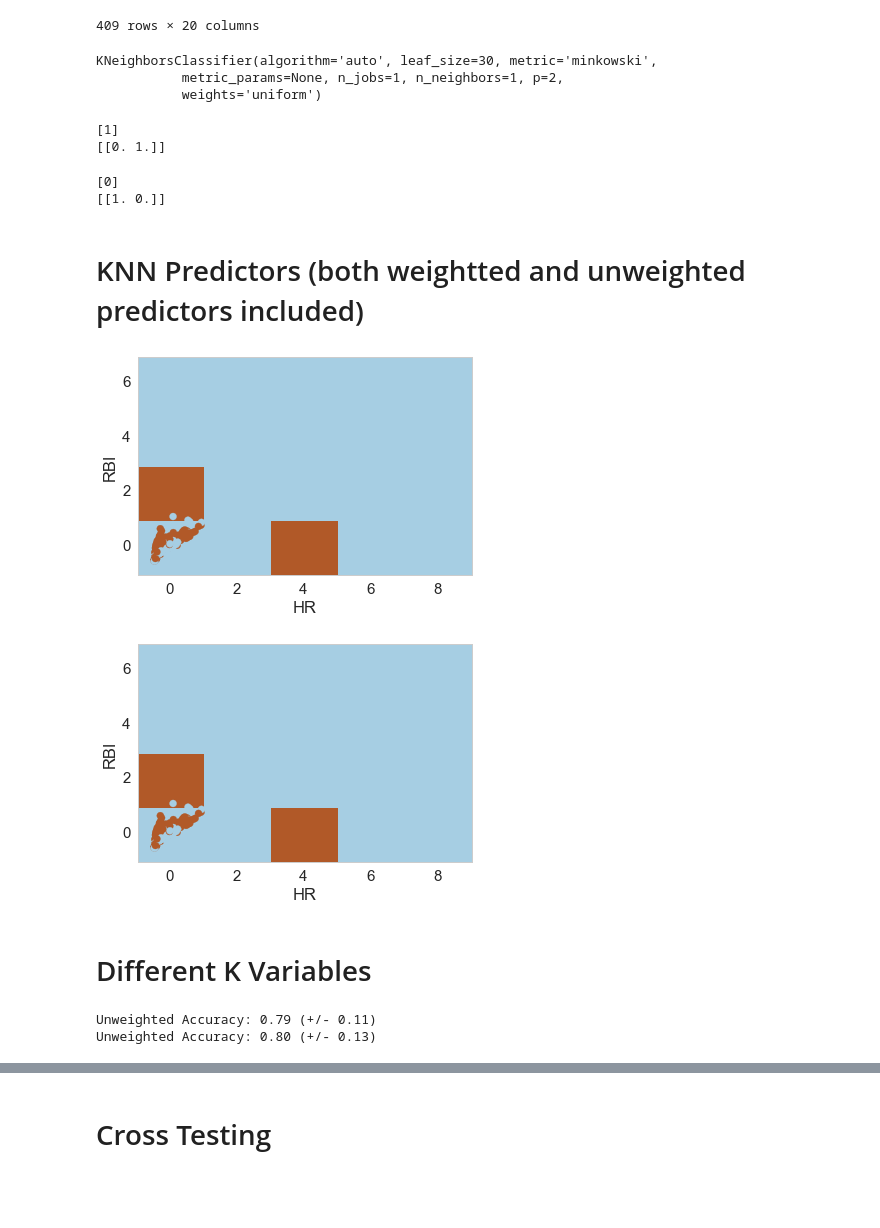
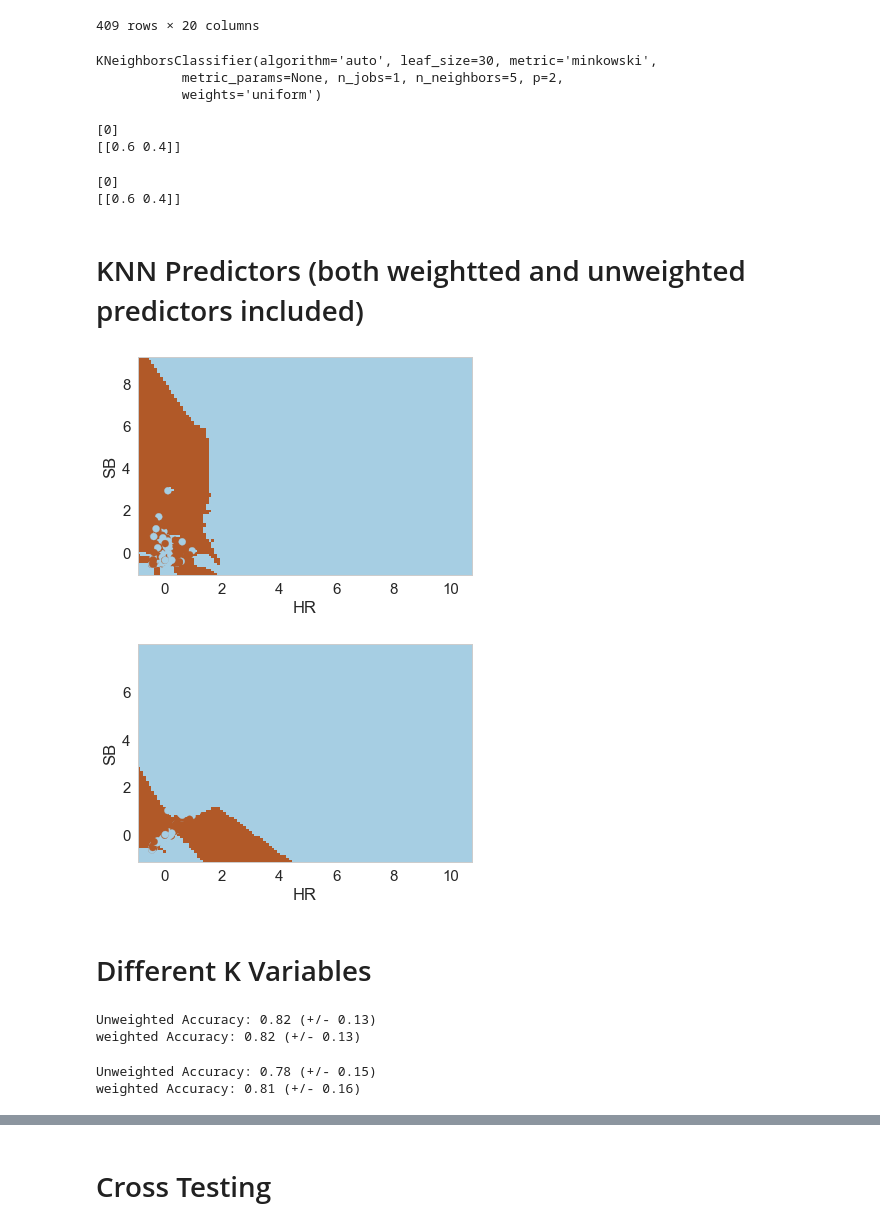
Before and after one commit to ezzanger/Advanced-Regression-Dills, a Jupyter notebook: Capstone Unit 3.ipynb, the cells around one changed output, grey strips where cells are left out. Saved outputs shown, nothing was run; the diff lists cells and outputs as text; code cells hidden in the pictures; blank space fills up the shorter version.

```diff
--- a/Capstone Unit 3.ipynb
+++ b/Capstone Unit 3.ipynb
@@ -377,28 +418,26 @@ result.drop(["belleal01"])
 result = result.drop(["drewj.01"])
 # %%
 from sklearn.neighbors import KNeighborsClassifier
-KNN = KNeighborsClassifier(n_neighbors=1)
+KNNall = KNeighborsClassifier(n_neighbors=5)
 X = result[['HR','RBI', "Career Avg.", "H", "2B", "3B", "SB"]]
 Y = result.admitted
-KNN.fit(X,Y)
-
-#find nanS!
+KNNall.fit(X,Y)
 # %% [output]
 KNeighborsClassifier(algorithm='auto', leaf_size=30, metric='minkowski',
-           metric_params=None, n_jobs=1, n_neighbors=1, p=2,
+           metric_params=None, n_jobs=1, n_neighbors=5, p=2,
            weights='uniform')
 # %%
-print(KNN.predict([[755, 2297.0, 0.304998, 3771, 624, 98, 240.0]]))
-print(KNN.predict_proba([[755, 2297.0, 0.304998, 3771, 624, 98, 240.0]]))
+print(KNNall.predict([[755, 2297.0, 0.304998, 3771, 624, 98, 240.0]]))
+print(KNNall.predict_proba([[755, 2297.0, 0.304998, 3771, 624, 98, 240.0]]))
 # %% [output]
-[1]
-[[0. 1.]]
+[0]
+[[0.6 0.4]]
 # %%
-print(KNN.predict([[3.0,11.0,0.201439,28.0,3.0,0.0,0.0]]))
-print(KNN.predict_proba([[3.0,11.0,0.201439,28.0,3.0,0.0,0.0]]))
+print(KNNall.predict([[3.0,11.0,0.201439,28.0,3.0,0.0,0.0]]))
+print(KNNall.predict_proba([[3.0,11.0,0.201439,28.0,3.0,0.0,0.0]]))
 # %% [output]
 [0]
-[[1. 0.]]
+[[0.6 0.4]]
 # %% [markdown]
 # KNN Predictors (both weightted and unweighted predictors included)
 # %%
@@ -411,7 +450,7 @@ KNN = KNeighborsClassifier(n_neighbors=5, weights='distance')
 # Our input data frame will be the z-scores this time instead of raw data.
 X = pd.DataFrame({
     'HR': stats.zscore(result.HR),
-    'RBI': stats.zscore(result.RBI)
+    'SB': stats.zscore(result.SB)
 })
 
 # Fit our model.
@@ -422,36 +461,36 @@ KNN.fit(X, Y)
 X = np.array(X)
 Y = np.array(Y)
 
 # Mesh size.
-h = 2.0
+h = .1
 # Plot the decision boundary. We assign a color to each point in the mesh.
 x_min = X[:,0].min() - .5
 x_max = X[:,0].max() + .5
 y_min = X[:,1].min() - .5
 y_max = X[:,1].max() + .5
 xx, yy = np.meshgrid(
     np.arange(x_min, x_max, h),
     np.arange(y_min, y_max, h)
 )
 Z = KNN.predict(np.c_[xx.ravel(), yy.ravel()])
 
 # Put the result into a color plot
 Z = Z.reshape(xx.shape)
 plt.figure(1, figsize=(6, 4))
 plt.set_cmap(plt.cm.Paired)
 plt.pcolormesh(xx, yy, Z)
 
 # Add the training points to the plot.
 plt.scatter(X[:, 0], X[:, 1], c=Y)
 plt.xlabel('HR')
-plt.ylabel('RBI')
+plt.ylabel('SB')
 
 plt.xlim(xx.min(), xx.max())
 plt.ylim(yy.min(), yy.max())
 
 plt.show()
 # %% [output]
-[figure, old version]
+[figure, new version]
 # %%
 KNN1 = KNeighborsClassifier(n_neighbors=5)
 
@@ -470,7 +509,7 @@ X = np.array(X)
 Y = np.array(Y)
 
 # Mesh size.
-h = 2.0
+h = .1
 # Plot the decision boundary. We assign a color to each point in the mesh.
 x_min = X[:,0].min() - .5
 x_max = X[:,0].max() + .5
@@ -491,14 +530,14 @@ plt.pcolormesh(xx, yy, Z)
 # Add the training points to the plot.
 plt.scatter(X[:, 0], X[:, 1], c=Y)
 plt.xlabel('HR')
-plt.ylabel('RBI')
+plt.ylabel('SB')
 
 plt.xlim(xx.min(), xx.max())
 plt.ylim(yy.min(), yy.max())
 
 plt.show()
 # %% [output]
-[figure, old version]
+[figure, new version]
 # %% [markdown]
 # Different K Variables
 # %%
@@ -507,11 +546,36 @@ from scipy import stats
 from sklearn import neighbors
 from sklearn.model_selection import cross_val_score
 
-score = cross_val_score(KNN, X, Y, cv=5)
+
+from sklearn.neighbors import KNeighborsClassifier
+KNNall5 = KNeighborsClassifier(n_neighbors=5)
+KNNall5w = KNeighborsClassifier(n_neighbors = 5, weights = 'distance')
+X = result[['HR','RBI', "Career Avg.", "H", "2B", "3B", "SB"]]
+Y = result.admitted
+KNNall5.fit(X,Y)
+KNNall5w.fit(X,Y)
+score = cross_val_score(KNNall5, X, Y, cv=5)
+
 print("Unweighted Accuracy: %0.2f (+/- %0.2f)" % (score.mean(), score.std() * 2))
-
-score1 = cross_val_score(KNN1, X, Y, cv=5)
-print("Unweighted Accuracy: %0.2f (+/- %0.2f)" % (score1.mean(), score1.std() * 2))
+#rerun KNNall unweighted as well
+score1 = cross_val_score(KNNall5w, X, Y, cv=5)
+print("weighted Accuracy: %0.2f (+/- %0.2f)" % (score1.mean(), score1.std() * 2))
 # %% [output]
-Unweighted Accuracy: 0.79 (+/- 0.11)
-Unweighted Accuracy: 0.80 (+/- 0.13)
+Unweighted Accuracy: 0.82 (+/- 0.13)
+weighted Accuracy: 0.82 (+/- 0.13)
+# %%
+KNNall17 = KNeighborsClassifier(n_neighbors=17)
+KNNall7w = KNeighborsClassifier(n_neighbors = 17, weights = 'distance')
+X = result[['HR','RBI', "Career Avg.", "H", "2B", "3B", "SB"]]
+Y = result.admitted
+KNNall15.fit(X,Y)
+KNNall15w.fit(X,Y)
+score = cross_val_score(KNNall17, X, Y, cv=5)
+
+print("Unweighted Accuracy: %0.2f (+/- %0.2f)" % (score.mean(), score.std() * 2))
+#rerun KNNall unweighted as well
+score1 = cross_val_score(KNNall7w, X, Y, cv=5)
+print("weighted Accuracy: %0.2f (+/- %0.2f)" % (score1.mean(), score1.std() * 2))
+# %% [output]
+Unweighted Accuracy: 0.78 (+/- 0.15)
+weighted Accuracy: 0.81 (+/- 0.16)
```
Also changed, not shown: parts of 26 cells of this notebook.
